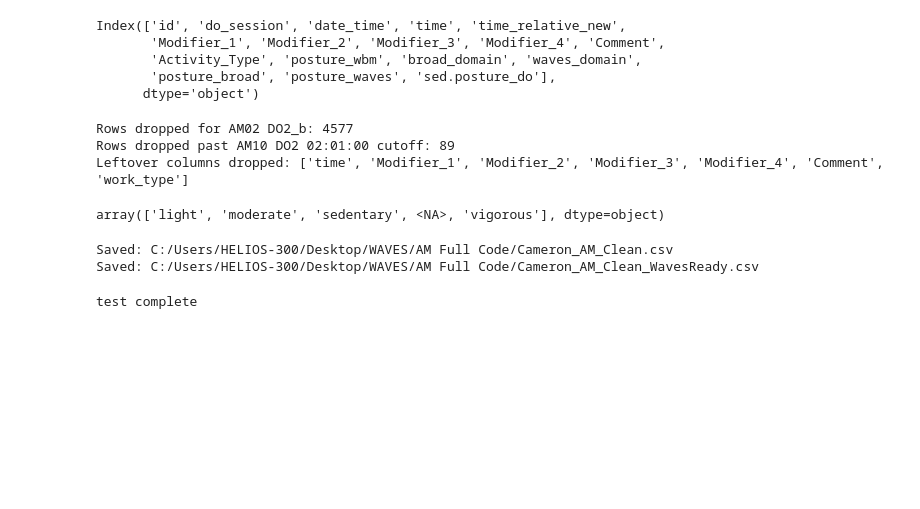
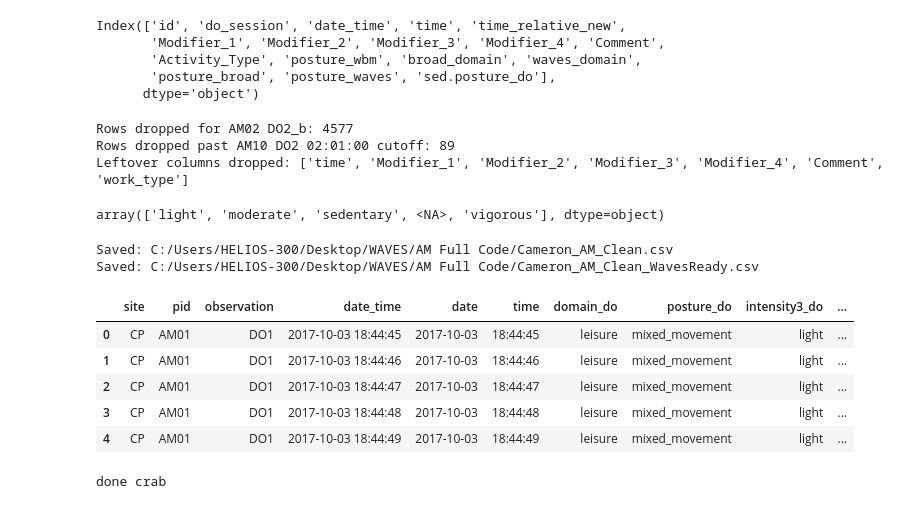
Before and after one commit to CameronWafer/WAVES, a Jupyter notebook: AM Full Code/AM_restart1.ipynb, the cells around one changed output. Cells and saved outputs as stored; diff of their text form; code cells hidden in the pictures; blank space fills up the shorter version.

```diff
--- a/AM Full Code/AM_restart1.ipynb
+++ b/AM Full Code/AM_restart1.ipynb
@@ -1312,6 +1310,15 @@ print(f"Saved: {codebook_output_path}")
 Saved: C:/Users/HELIOS-300/Desktop/WAVES/AM Full Code/Cameron_AM_Clean.csv
 Saved: C:/Users/HELIOS-300/Desktop/WAVES/AM Full Code/Cameron_AM_Clean_WavesReady.csv
 # %%
-print("test complete")
+am_codebook_df.head()
 # %% [output]
-test complete
+|  | site | pid | observation | date_time | date | time | domain_do | posture_do | intensity3_do | ... |
+| 0 | CP | AM01 | DO1 | 2017-10-03 18:44:45 | 2017-10-03 | 18:44:45 | leisure | mixed_movement | light | ... |
+| 1 | CP | AM01 | DO1 | 2017-10-03 18:44:46 | 2017-10-03 | 18:44:46 | leisure | mixed_movement | light | ... |
+| 2 | CP | AM01 | DO1 | 2017-10-03 18:44:47 | 2017-10-03 | 18:44:47 | leisure | mixed_movement | light | ... |
+| 3 | CP | AM01 | DO1 | 2017-10-03 18:44:48 | 2017-10-03 | 18:44:48 | leisure | mixed_movement | light | ... |
+| 4 | CP | AM01 | DO1 | 2017-10-03 18:44:49 | 2017-10-03 | 18:44:49 | leisure | mixed_movement | light | ... |
+# %%
+print("done crab")
+# %% [output]
+done crab
```
Also changed, not shown: parts of 4 cells of this notebook, 5 other files.
